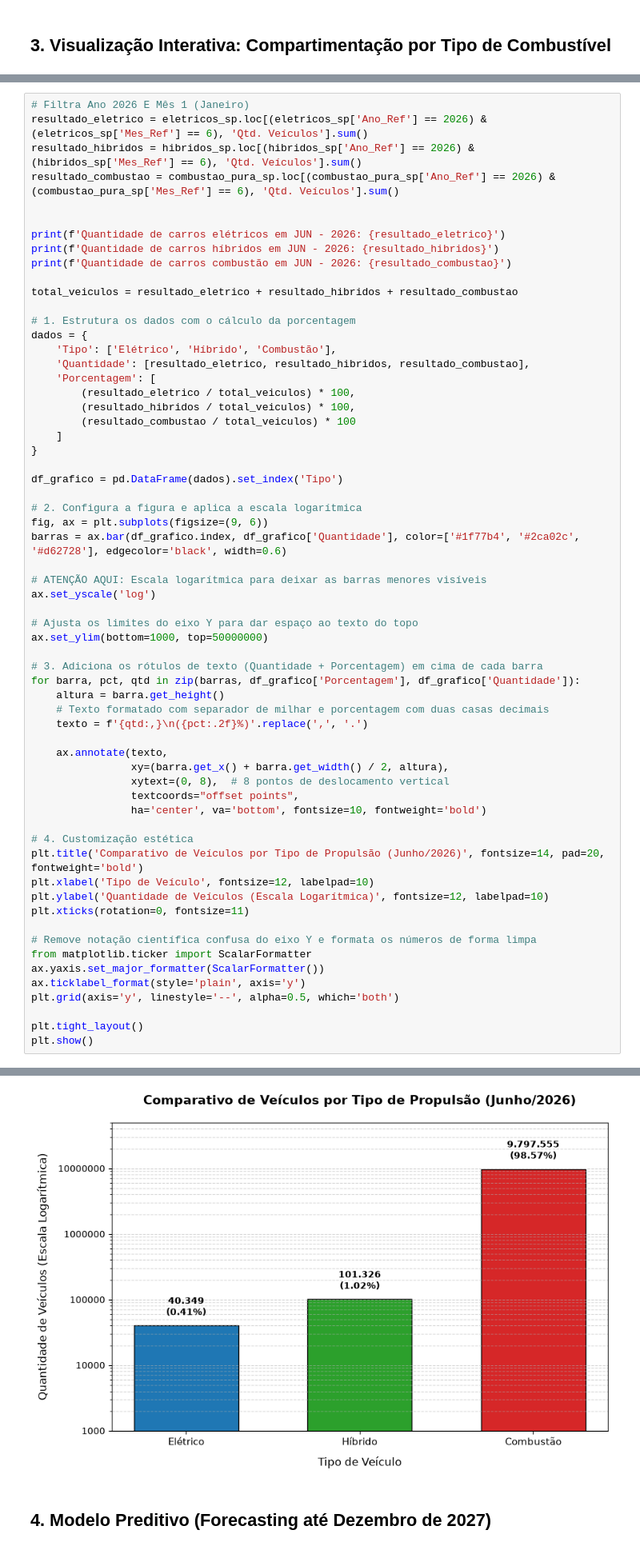
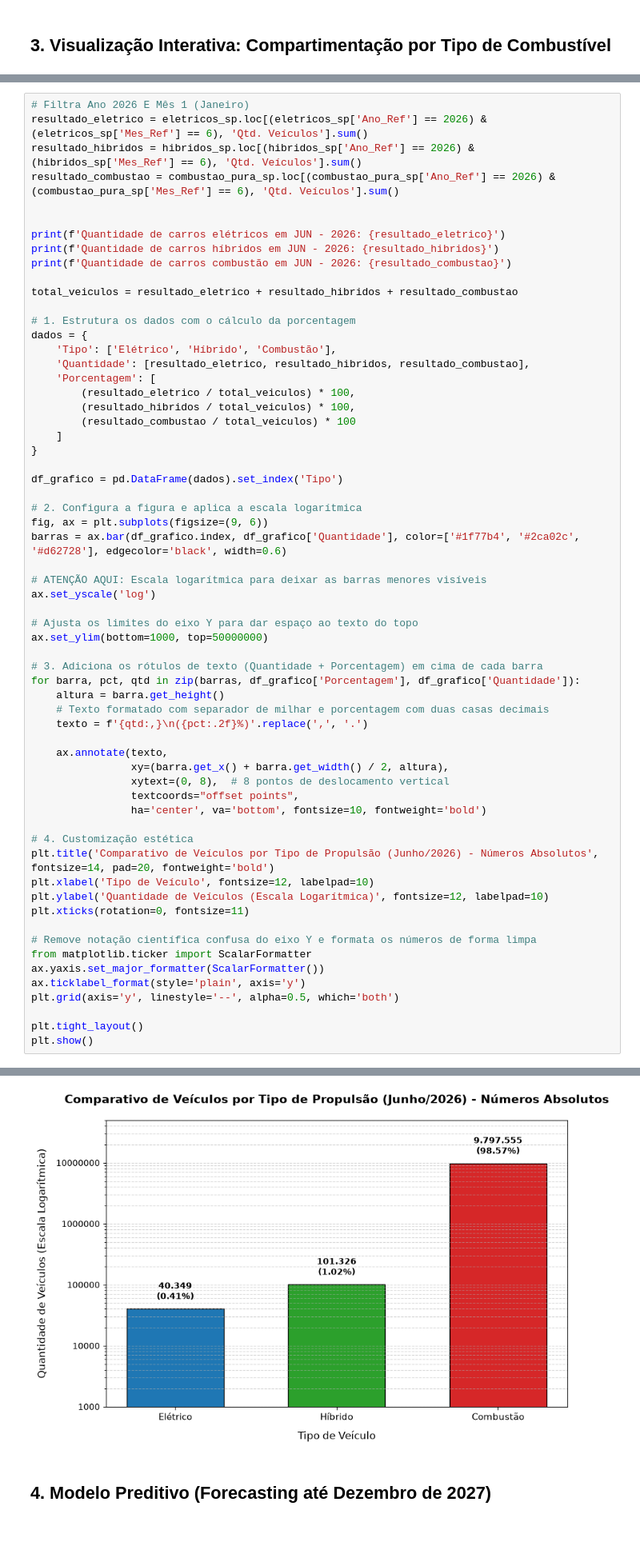
Before and after one commit to felipeftav/carros_eletricos, a Jupyter notebook: notebooks/01_eda.ipynb, the cells around one changed output, grey strips where cells are left out. Shown at 80% size. Saved outputs shown, nothing was run; the diff lists cells and outputs as text.

```diff
--- a/notebooks/01_eda.ipynb
+++ b/notebooks/01_eda.ipynb
@@ -485,35 +499,35 @@ ax.set_ylim(bottom=1000, top=50000000)
 
 # 3. Adiciona os rótulos de texto (Quantidade + Porcentagem) em cima de cada barra
 for barra, pct, qtd in zip(barras, df_grafico['Porcentagem'], df_grafico['Quantidade']):
     altura = barra.get_height()
     # Texto formatado com separador de milhar e porcentagem com duas casas decimais
     texto = f'{qtd:,}\n({pct:.2f}%)'.replace(',', '.')
 
     ax.annotate(texto,
                 xy=(barra.get_x() + barra.get_width() / 2, altura),
                 xytext=(0, 8),  # 8 pontos de deslocamento vertical
                 textcoords="offset points",
                 ha='center', va='bottom', fontsize=10, fontweight='bold')
 
 # 4. Customização estética
-plt.title('Comparativo de Veículos por Tipo de Propulsão (Junho/2026)', fontsize=14, pad=20, fontweight='bold')
+plt.title('Comparativo de Veículos por Tipo de Propulsão (Junho/2026) - Números Absolutos', fontsize=14, pad=20, fontweight='bold')
 plt.xlabel('Tipo de Veículo', fontsize=12, labelpad=10)
 plt.ylabel('Quantidade de Veículos (Escala Logarítmica)', fontsize=12, labelpad=10)
 plt.xticks(rotation=0, fontsize=11)
 
 # Remove notação científica confusa do eixo Y e formata os números de forma limpa
 from matplotlib.ticker import ScalarFormatter
 ax.yaxis.set_major_formatter(ScalarFormatter())
 ax.ticklabel_format(style='plain', axis='y')
 plt.grid(axis='y', linestyle='--', alpha=0.5, which='both')
 
 plt.tight_layout()
 plt.show()
 # %% [output]
 Quantidade de carros elétricos em JUN - 2026: 40349
 Quantidade de carros híbridos em JUN - 2026: 101326
 Quantidade de carros combustão em JUN - 2026: 9797555
-[figure, old version]
+[figure, new version]
 # %% [markdown]
 ## 4. Modelo Preditivo (Forecasting até Dezembro de 2027)
 # %%
```
Also changed, not shown: parts of 12 cells of this notebook.
